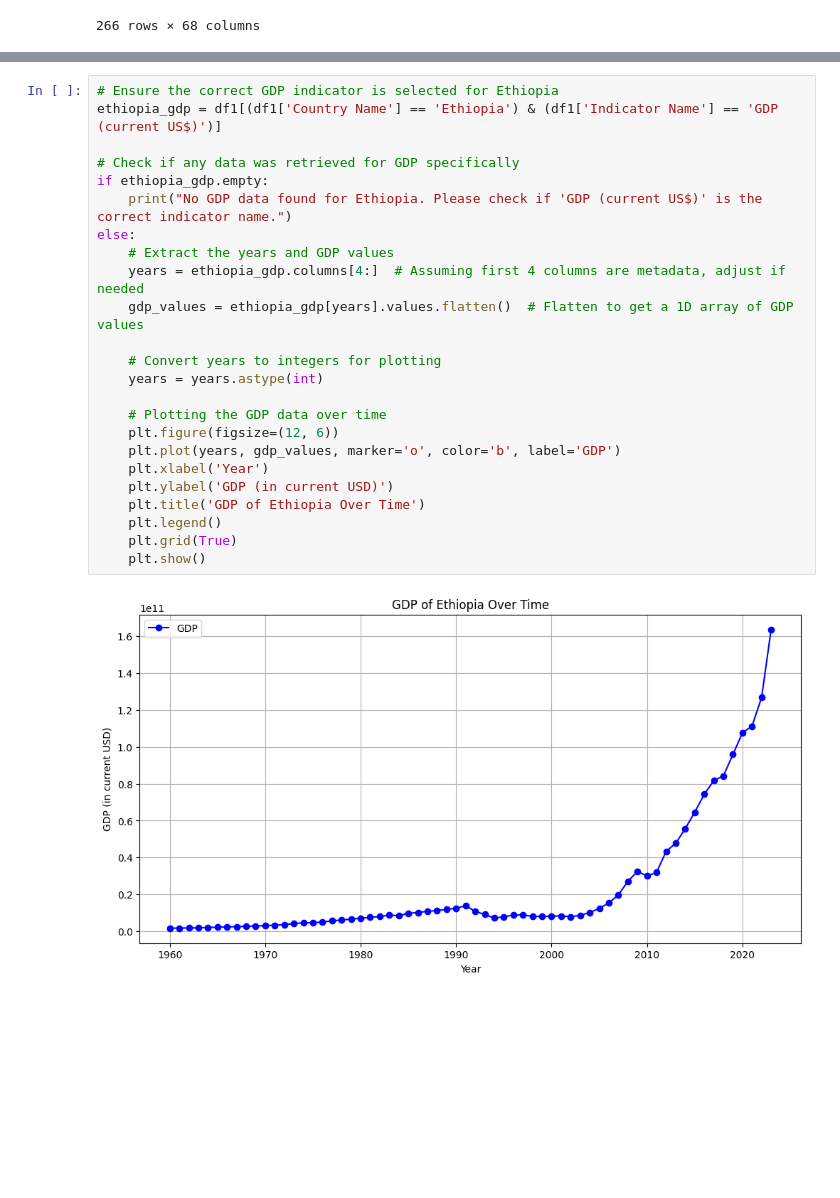
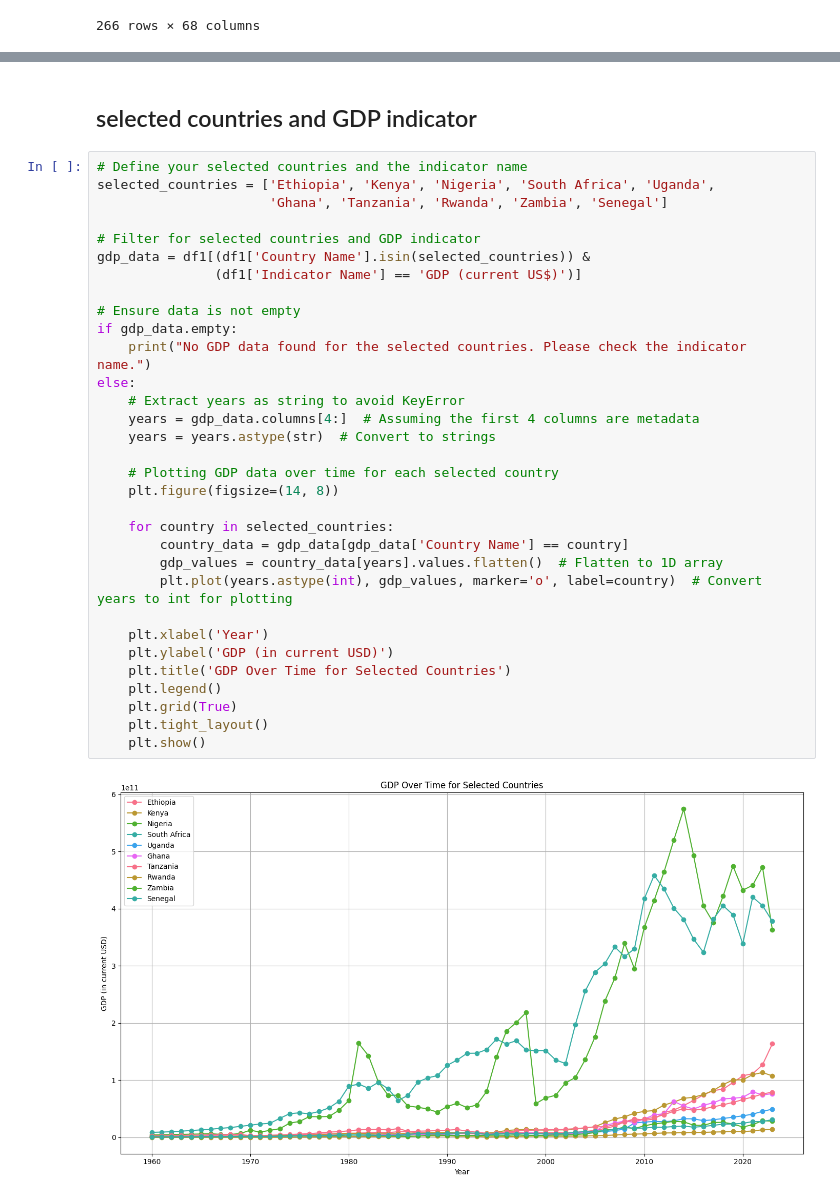
Before and after one commit to DegaregeN/Time-series-data-modeling-, a Jupyter notebook: notebooks/01-data-preprocessing.ipynb, the cells around one changed output, grey strips where cells are left out. Saved outputs shown, nothing was run; the diff lists cells and outputs as text; blank space fills up the shorter version.

```diff
--- a/notebooks/01-data-preprocessing.ipynb
+++ b/notebooks/01-data-preprocessing.ipynb
@@ -145,26 +160,36 @@ plt.show()
+# %% [markdown]
+## selected countries and GDP indicator
 # %%
-# Ensure the correct GDP indicator is selected for Ethiopia
-ethiopia_gdp = df1[(df1['Country Name'] == 'Ethiopia') & (df1['Indicator Name'] == 'GDP (current US$)')]
+# Define your selected countries and the indicator name
+selected_countries = ['Ethiopia', 'Kenya', 'Nigeria', 'South Africa', 'Uganda',
+                      'Ghana', 'Tanzania', 'Rwanda', 'Zambia', 'Senegal']
 
-# Check if any data was retrieved for GDP specifically
-if ethiopia_gdp.empty:
-    print("No GDP data found for Ethiopia. Please check if 'GDP (current US$)' is the correct indicator name.")
+# Filter for selected countries and GDP indicator
+gdp_data = df1[(df1['Country Name'].isin(selected_countries)) &
+               (df1['Indicator Name'] == 'GDP (current US$)')]
+
+# Ensure data is not empty
+if gdp_data.empty:
+    print("No GDP data found for the selected countries. Please check the indicator name.")
 else:
-    # Extract the years and GDP values
-    years = ethiopia_gdp.columns[4:]  # Assuming first 4 columns are metadata, adjust if needed
-    gdp_values = ethiopia_gdp[years].values.flatten()  # Flatten to get a 1D array of GDP values
+    # Extract years as string to avoid KeyError
+    years = gdp_data.columns[4:]  # Assuming the first 4 columns are metadata
+    years = years.astype(str)  # Convert to strings
 
-    # Convert years to integers for plotting
-    years = years.astype(int)
+    # Plotting GDP data over time for each selected country
+    plt.figure(figsize=(14, 8))
 
-    # Plotting the GDP data over time
-    plt.figure(figsize=(12, 6))
-    plt.plot(years, gdp_values, marker='o', color='b', label='GDP')
+    for country in selected_countries:
+        country_data = gdp_data[gdp_data['Country Name'] == country]
+        gdp_values = country_data[years].values.flatten()  # Flatten to 1D array
+        plt.plot(years.astype(int), gdp_values, marker='o', label=country)  # Convert years to int for plotting
+
     plt.xlabel('Year')
     plt.ylabel('GDP (in current USD)')
-    plt.title('GDP of Ethiopia Over Time')
+    plt.title('GDP Over Time for Selected Countries')
     plt.legend()
     plt.grid(True)
+    plt.tight_layout()
     plt.show()
 # %% [output]
-[figure, old version]
+[figure, new version]
```
Also changed, not shown: parts of 6 cells of this notebook.
